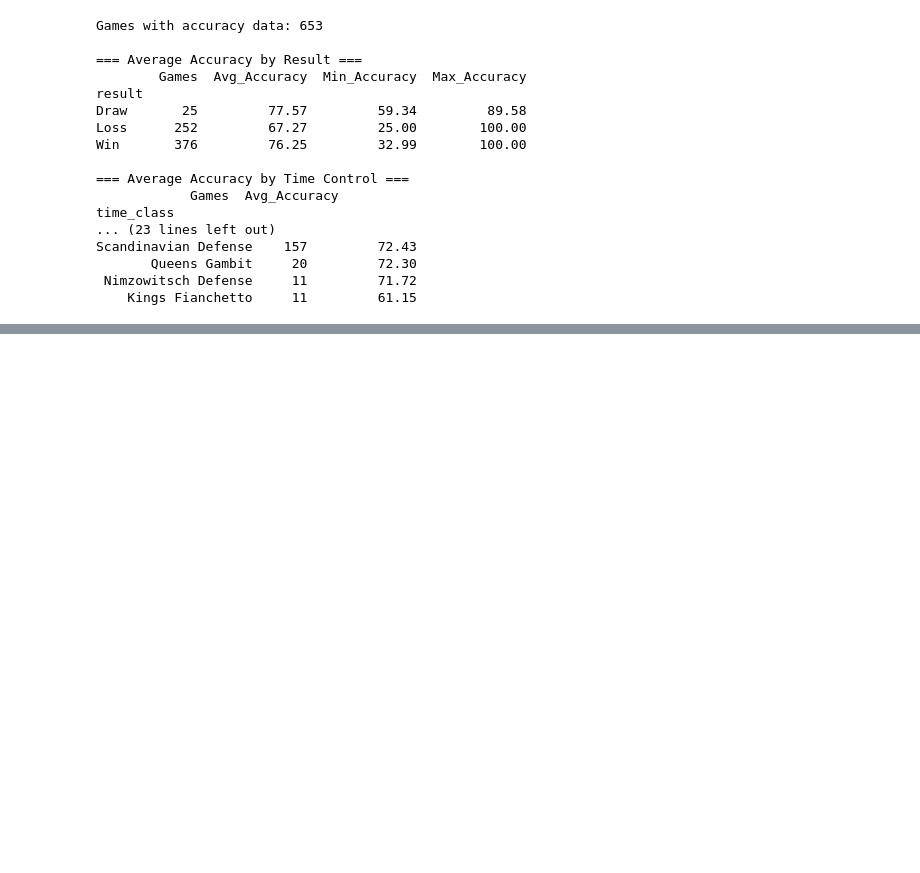
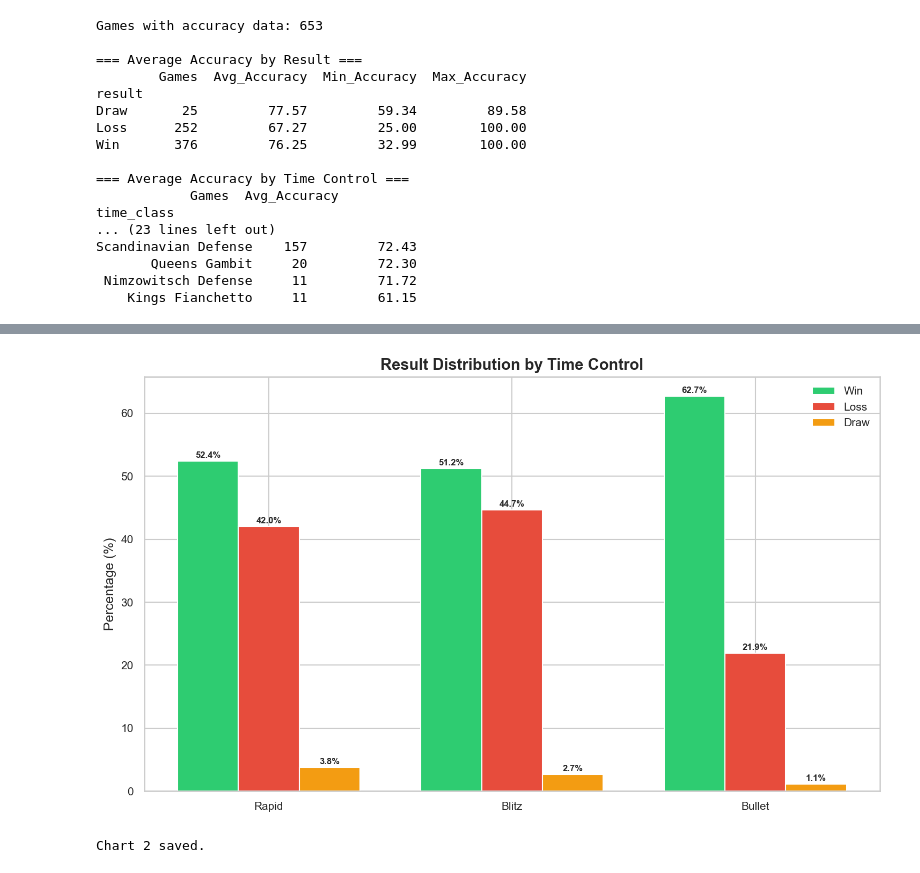
Before and after one commit to Fareed04/Chess-data-analysis, a Jupyter notebook: notebooks/chess_performance_analysis.ipynb, the cells around one changed output, grey strips where cells are left out. Cells and saved outputs as stored; diff of their text form; code cells hidden in the pictures; blank space fills up the shorter version.

```diff
--- a/notebooks/chess_performance_analysis.ipynb
+++ b/notebooks/chess_performance_analysis.ipynb
@@ -611,0 +686,43 @@ Scandinavian Defense    157         72.43
+# %%
+# CHART 2 — WIN RATE BY TIME CONTROL
+
+tc_results = cleaned_chess_data.groupby(['time_class', 'result']).size().unstack(fill_value=0)
+tc_results['Win %'] = (tc_results['Win'] / tc_results.sum(axis=1) * 100).round(1)
+tc_results['Loss %'] = (tc_results['Loss'] / tc_results.sum(axis=1) * 100).round(1)
+tc_results['Draw %'] = (tc_results['Draw'] / tc_results.sum(axis=1) * 100).round(1)
+tc_results = tc_results.loc[['rapid', 'blitz', 'bullet']]
+
+x = range(len(tc_results))
+width = 0.25
+
+fig, ax = plt.subplots()
+
+bars1 = ax.bar([i - width for i in x], tc_results['Win %'], width=width,
+               label='Win', color=COLORS['win'], edgecolor='white')
+bars2 = ax.bar(x, tc_results['Loss %'], width=width,
+               label='Loss', color=COLORS['loss'], edgecolor='white')
+bars3 = ax.bar([i + width for i in x], tc_results['Draw %'], width=width,
+               label='Draw', color=COLORS['draw'], edgecolor='white')
+
+for bars in [bars1, bars2, bars3]:
+    for bar in bars:
+        ax.text(bar.get_x() + bar.get_width() / 2,
+                bar.get_height() + 0.5,
+                f'{bar.get_height()}%',
+                ha='center', fontsize=8, fontweight='bold')
+
+ax.set_title('Result Distribution by Time Control')
+ax.set_ylabel('Percentage (%)')
+ax.set_xticks(x)
+ax.set_xticklabels(['Rapid', 'Blitz', 'Bullet'])
+ax.legend(frameon=False)
+ax.yaxis.grid(True)
+ax.set_axisbelow(True)
+
+plt.tight_layout()
+plt.savefig(f'{FIGURES_DIR}/02_results_by_time_control.png', bbox_inches='tight')
+plt.show()
+print("Chart 2 saved.")
+# %% [output]
+[figure, added]
+Chart 2 saved.
```
Also changed, not shown: parts of 4 cells of this notebook, 2 other files.
